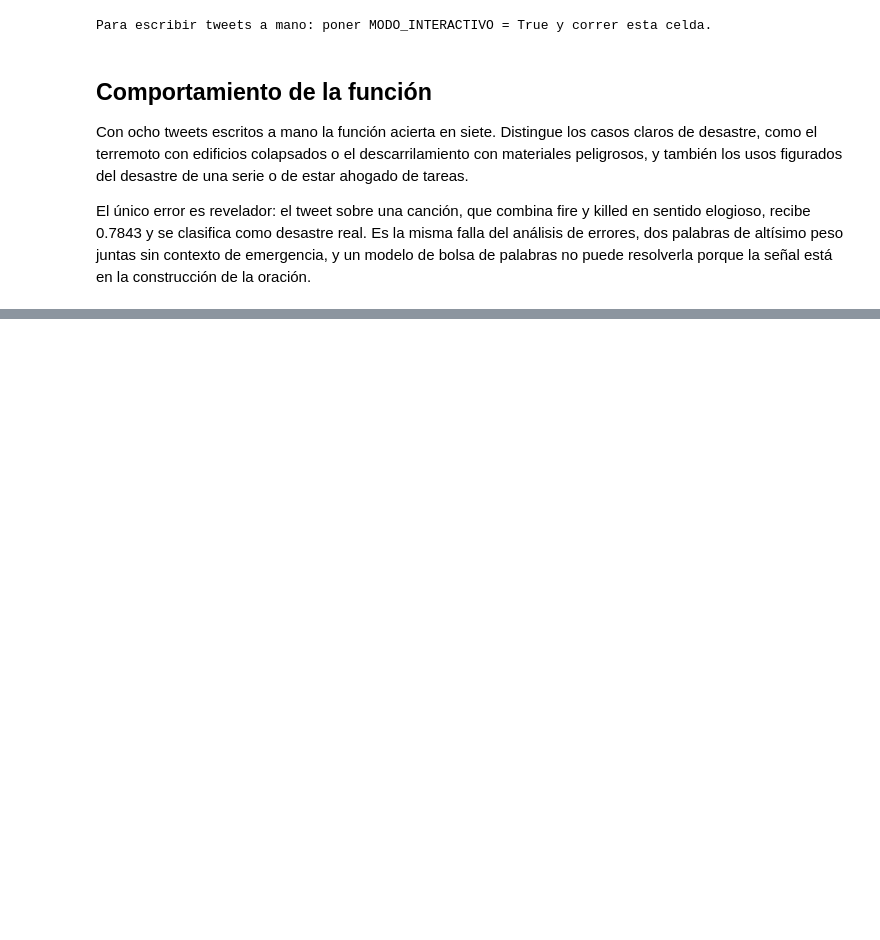
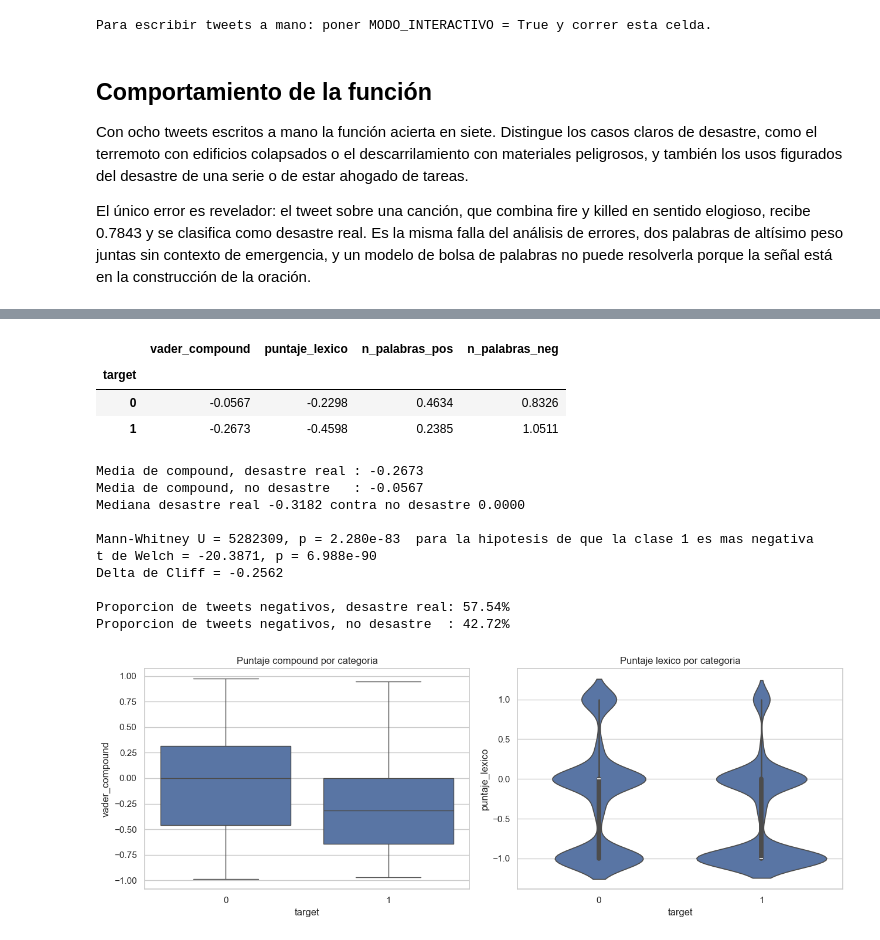
Before and after one commit to erickguerra2/LAB05-DATA, a Jupyter notebook: Laboratorio5.ipynb, the cells around one changed output, grey strips where cells are left out. Cells and saved outputs as stored; diff of their text form; code cells hidden in the pictures; blank space fills up the shorter version.

```diff
--- a/Laboratorio5.ipynb
+++ b/Laboratorio5.ipynb
@@ -1334,0 +1628,48 @@ El único error es revelador: el tweet sobre una canción, que combina fire y ki
+# %%
+from scipy import stats
+
+grupo_1 = df.loc[df["target"] == 1, "vader_compound"]
+grupo_0 = df.loc[df["target"] == 0, "vader_compound"]
+
+resumen_sent = df.groupby("target")[["vader_compound", "puntaje_lexico",
+                                     "n_palabras_pos", "n_palabras_neg"]].mean().round(4)
+display(resumen_sent)
+
+u, p_u = stats.mannwhitneyu(grupo_1, grupo_0, alternative="less")
+t, p_t = stats.ttest_ind(grupo_1, grupo_0, equal_var=False)
+delta_cliff = 2 * u / (len(grupo_1) * len(grupo_0)) - 1
+
+print(f"Media de compound, desastre real : {grupo_1.mean():.4f}")
+print(f"Media de compound, no desastre   : {grupo_0.mean():.4f}")
+print(f"Mediana desastre real {grupo_1.median():.4f} contra no desastre {grupo_0.median():.4f}")
+print(f"\nMann-Whitney U = {u:.0f}, p = {p_u:.3e}  para la hipotesis de que la clase 1 es mas negativa")
+print(f"t de Welch = {t:.4f}, p = {p_t:.3e}")
+print(f"Delta de Cliff = {delta_cliff:.4f}")
+print(f"\nProporcion de tweets negativos, desastre real: "
+      f"{(df.loc[df['target'] == 1, 'sentimiento_vader'] == 'negativo').mean():.2%}")
+print(f"Proporcion de tweets negativos, no desastre  : "
+      f"{(df.loc[df['target'] == 0, 'sentimiento_vader'] == 'negativo').mean():.2%}")
+
+fig, axes = plt.subplots(1, 2, figsize=(13, 4.8))
+sns.boxplot(data=df, x="target", y="vader_compound", ax=axes[0])
+axes[0].set_title("Puntaje compound por categoria")
+sns.violinplot(data=df, x="target", y="puntaje_lexico", ax=axes[1])
+axes[1].set_title("Puntaje lexico por categoria")
+guardar_fig("15_negatividad_por_categoria")
+plt.show()
+# %% [output]
+|  | vader_compound | puntaje_lexico | n_palabras_pos | n_palabras_neg |
+| target |  |  |  |  |
+| 0 | -0.0567 | -0.2298 | 0.4634 | 0.8326 |
+| 1 | -0.2673 | -0.4598 | 0.2385 | 1.0511 |
+Media de compound, desastre real : -0.2673
+Media de compound, no desastre   : -0.0567
+Mediana desastre real -0.3182 contra no desastre 0.0000
+
+Mann-Whitney U = 5282309, p = 2.280e-83  para la hipotesis de que la clase 1 es mas negativa
+t de Welch = -20.3871, p = 6.988e-90
+Delta de Cliff = -0.2562
+
+Proporcion de tweets negativos, desastre real: 57.54%
+Proporcion de tweets negativos, no desastre  : 42.72%
+[figure, added]
```
Also changed, not shown: parts of 15 cells of this notebook, 4 other files.
